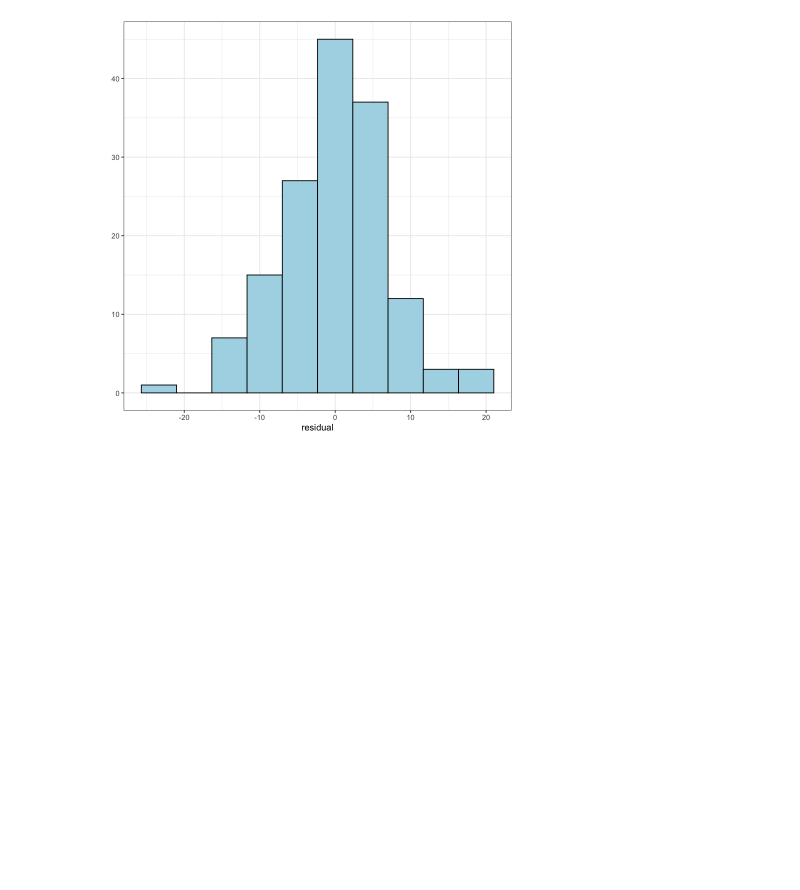
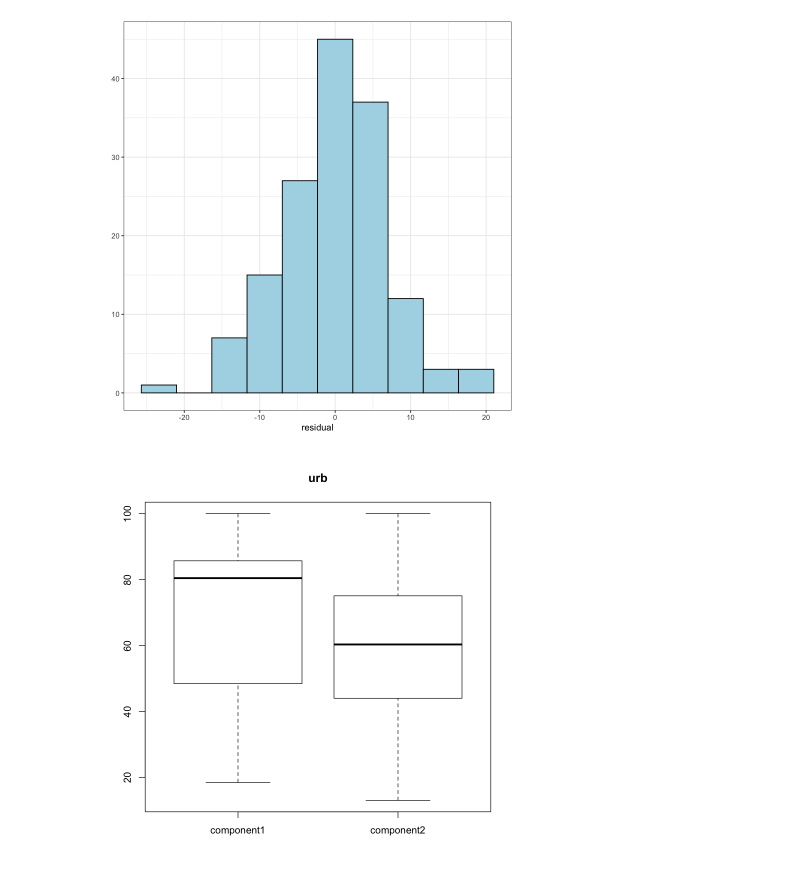
Before and after one commit to nori0724/COVID-19, a Jupyter notebook: notebook/修論用/4.6章解析結果可視化用_r.ipynb, the cells around one changed output. Saved outputs shown, nothing was run; the diff lists cells and outputs as text; code cells hidden in the pictures; blank space fills up the shorter version.

Commit message:
pdf-boxplotの追加

```diff
--- a/notebook/修論用/4.6章解析結果可視化用_r.ipynb
+++ b/notebook/修論用/4.6章解析結果可視化用_r.ipynb
@@ -21,3 +21,7 @@ Loading required package: sp
 For a short introduction type :          vignette('rworldmap')
 # %%
 df = read.csv("/Users/masanoritakahashi/Documents/講義/ゼミ/M2/空間生存時間/修士論文/plot/4_6解析結果可視化用0202.csv")
+
+df2 <- read.xlsx("../../data/data_covid_fix_name.xlsx")
+df2 <- na.omit(df2)
+head(df2)
@@ -24,3 +38,5 @@ df = read.csv("/Users/masanoritakahashi/Documents/講義/ゼミ/M2/空間生存
+# %%
+df2$exp2_gamma <- df$exp2_gamma
 # %%
 head(df)
 # %% [output]
@@ -301,3 +317,10 @@ ggsave("/Users/masanoritakahashi/Documents/講義/ゼミ/M2/空間生存時間/
 # %% [output]
 Saving 7 x 7 in image
 [figure]
+# %%
+df2["gamma"]="0"
+df2[df2$exp2_gamma>0.5,]["gamma"] = "component1"
+df2[df2$exp2_gamma<0.5,]["gamma"] ="component2"
+# %%
+early_df = df2[df2["gamma"]== "component1",]
+late_df = df2[df2["gamma"]== "component2",]
@@ -303,0 +329,4 @@ Saving 7 x 7 in image
+# %%
+boxplot(early_df$urb, late_df$urb, names=c("component1", "component2"), main="urb", range=1.5)
+# %% [output]
+[figure, added]
```
Also changed, not shown: parts of 9 cells of this notebook, 2 other files.
